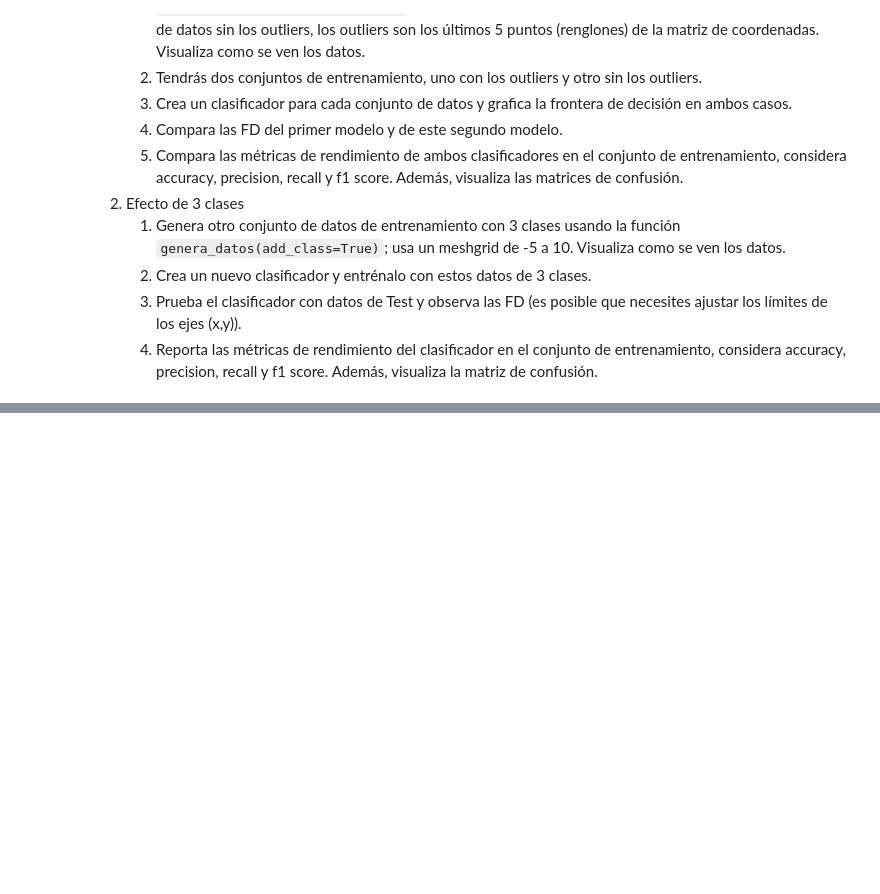
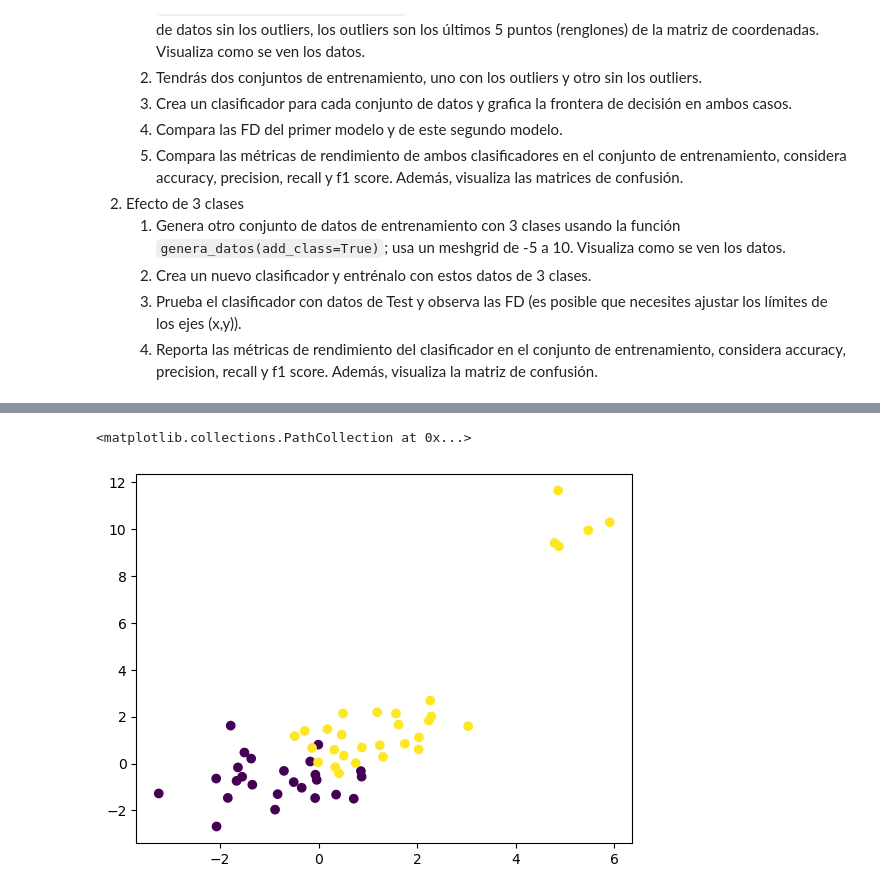
Before and after one commit to SalRmz/DCDP, a Jupyter notebook: 02-Machine-Learning/notebooks/05-Clasificacion-Lineal.ipynb, the cells around one changed output, grey strips where cells are left out. Saved outputs shown, nothing was run; the diff lists cells and outputs as text; code cells hidden in the pictures; blank space fills up the shorter version.

```diff
--- a/02-Machine-Learning/notebooks/05-Clasificacion-Lineal.ipynb
+++ b/02-Machine-Learning/notebooks/05-Clasificacion-Lineal.ipynb
@@ -542,0 +550,10 @@ En este ejercicio nos interesa observar el efecto de los outliers y de una terce
+# %%
+# # con Outliers
+plt.figure()
+#-----Dibuja los datos---------------------------------
+plt.scatter(x_train[:, 0], x_train[:, 1], c=y_train)
+#plt.scatter(x_train[:, 0][:-5], x_train[:, 1][:-5], c=y_train[:-5])
+#plt.scatter(x_train_sol[:, 0], x_train_sol[:, 1], c=y_train[:-5])
+# %% [output]
+<matplotlib.collections.PathCollection at 0x...>
+[figure, added]
```
Also changed, not shown: parts of 6 cells of this notebook.
